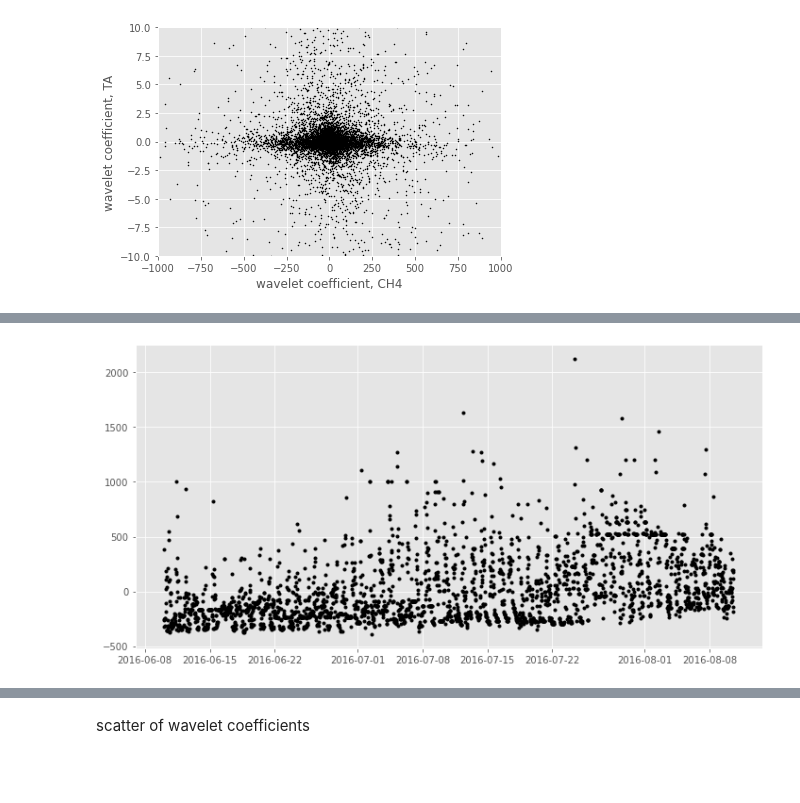
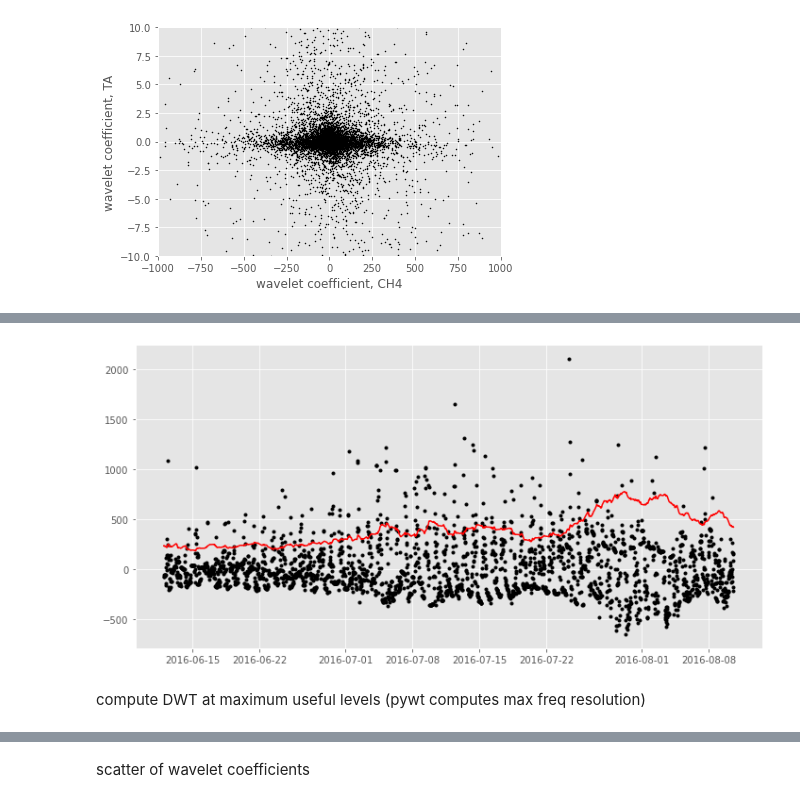
Before and after one commit to ottobriner/wavelet-partition, a Jupyter notebook: wavelet-partition.ipynb, the cells around one changed output, grey strips where cells are left out. Drawn from its saved outputs; the diff is of its cells as text; code cells hidden in the pictures; blank space fills up the shorter version.

Commit message:
normalize by rolling mean

```diff
--- a/wavelet-partition.ipynb
+++ b/wavelet-partition.ipynb
@@ -142,19 +145,19 @@ normalize gap-filled data by mean over summer,  compute wavelet transform on nor
 # %%
 # applying summer mean to entire series! nonsense data outside of dfw date range
 # need to figure out .loc usage (view vs copy, SettingWithCopy error)
 # need to redefine dfw here? something wrong
 
 dfw = df[df['FCH4'][df['date'] >= '2016-06-08'].first_valid_index():df['FCH4'][df['date'] <= '2016-08-15'].last_valid_index()]
 
-df['FCH4_Fn'] = df['FCH4_F'] - dfw['FCH4_F'].mean()
-df['TA_Fn'] = df['TA_F'] - dfw['TA_F'].mean()
+df['FCH4_Fn'] = df['FCH4_F'] - dfw['FCH4_F'].rolling(96).mean()
+df['TA_Fn'] = df['TA_F'] - dfw['TA_F'].rolling(96).mean()
 # print(df['FCH4_Fn', 'TA_Fn'])
 
 fig, ax = plt.subplots(figsize=(10,5))
-ax.plot(dfw['date'], dfw['FCH4_Fn'], 'k.')
+ax.plot(dfw['date'], dfw['FCH4_Fn'], 'k.',
+       dfw['date'], dfw['FCH4_F'].rolling(96).mean(), 'r-')
 plt.tight_layout()
-
-cMFn = pd.DataFrame(pywt.wavedec(dfw['FCH4_Fn'], 'haar')).transpose()
-cTFn = pd.DataFrame(pywt.wavedec(dfw['TA_Fn'], 'haar')).transpose()
 # %% [output]
-[figure, old version]
+[figure, new version]
+# %% [markdown]
+compute DWT at maximum useful levels (pywt computes max freq resolution)
```
Also changed, not shown: parts of 6 cells of this notebook.
